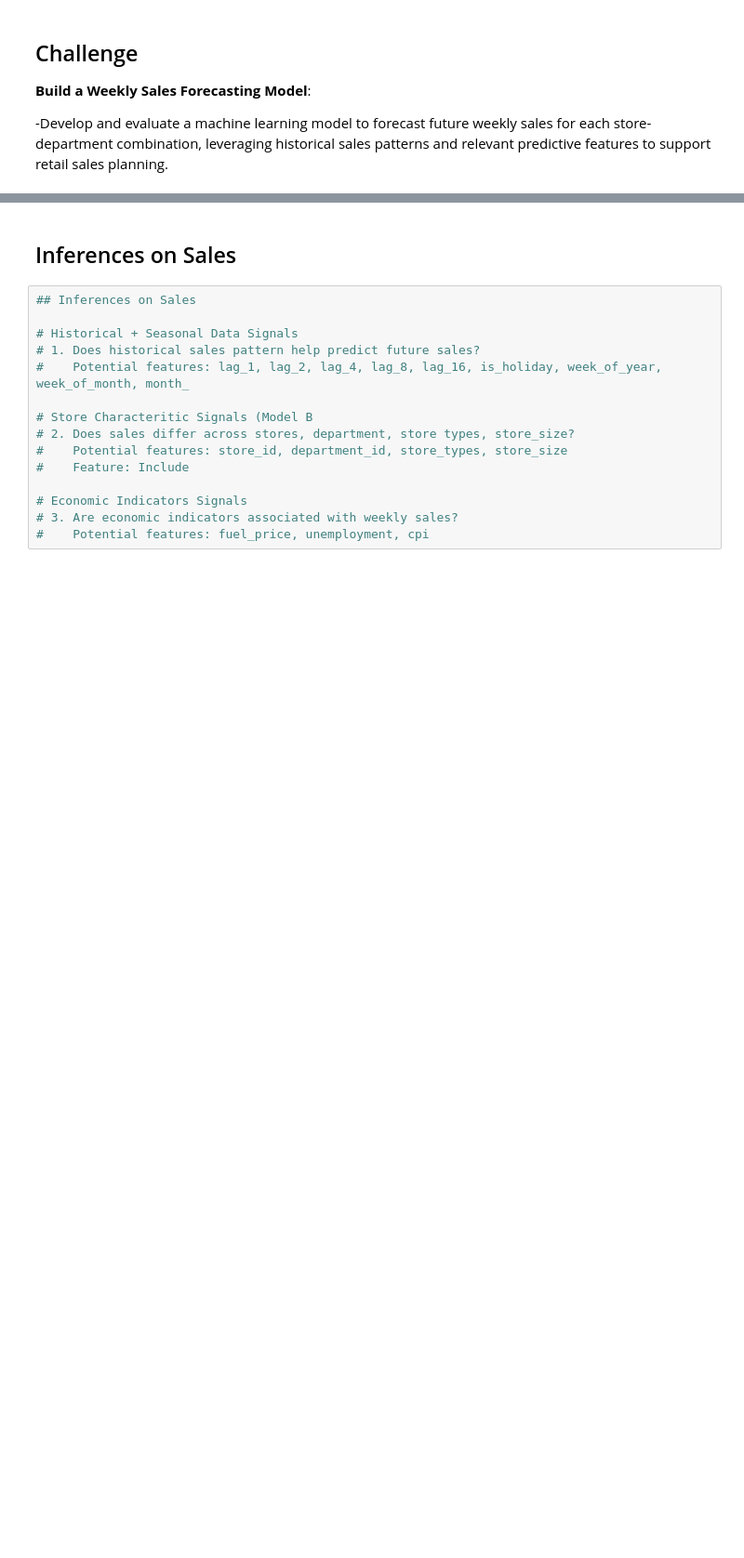
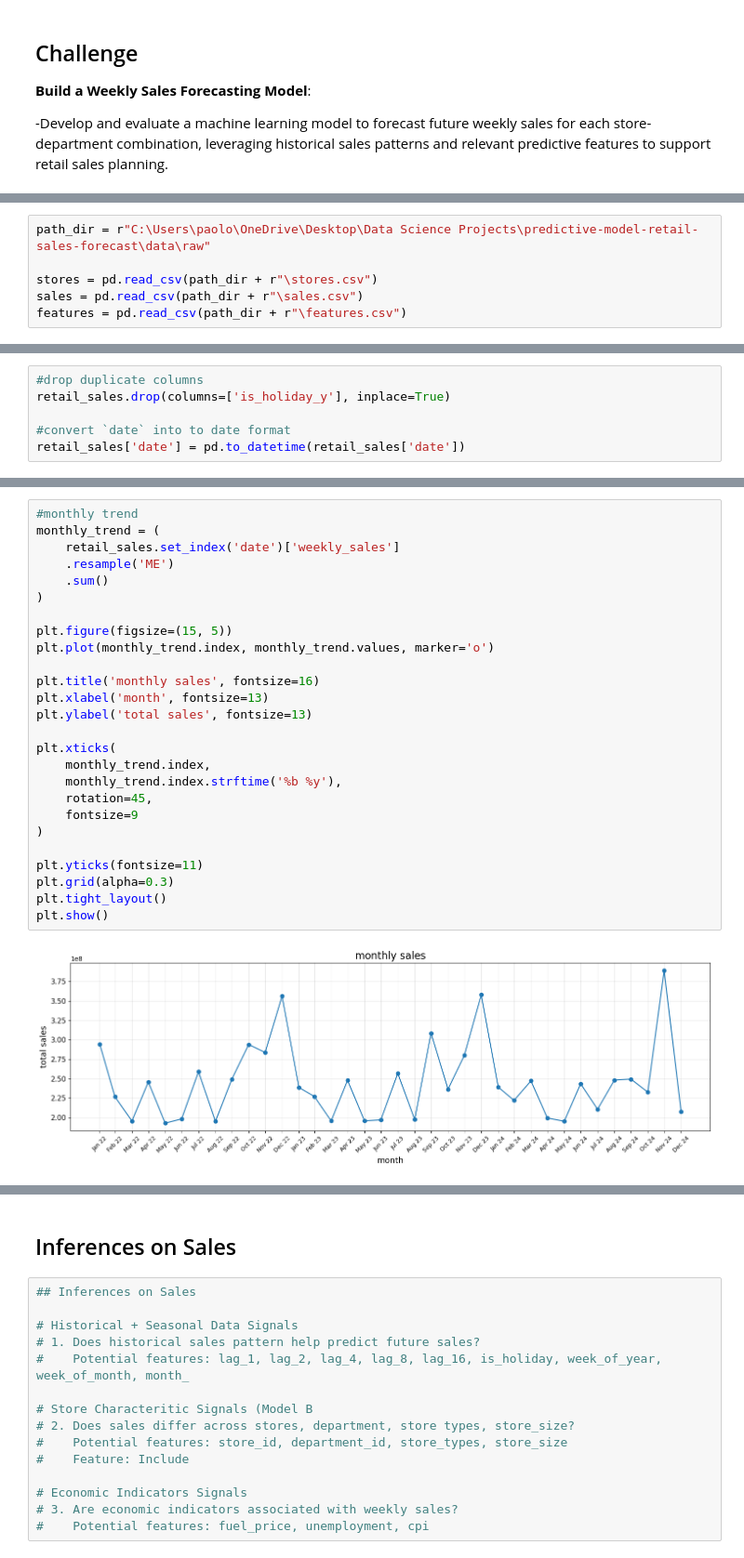
Before and after one commit to paolomags100/predictive-model-retail-sales-forecast, a Jupyter notebook: jupyter-nb/retail_sales_forecasting.ipynb, the cells around one changed output, grey strips where cells are left out. Shown at 93% size. Cells and saved outputs as stored; diff of their text form; blank space fills up the shorter version.

```diff
--- a/jupyter-nb/retail_sales_forecasting.ipynb
+++ b/jupyter-nb/retail_sales_forecasting.ipynb
@@ -259,0 +20,6 @@ Analyst Inferences and Hypotheses:
+# %%
+path_dir = r"C:\Users\paolo\OneDrive\Desktop\Data Science Projects\predictive-model-retail-sales-forecast\data\raw"
+
+stores = pd.read_csv(path_dir + r"\stores.csv")
+sales = pd.read_csv(path_dir + r"\sales.csv")
+features = pd.read_csv(path_dir + r"\features.csv")
@@ -259,0 +145,6 @@ Analyst Inferences and Hypotheses:
+# %%
+#drop duplicate columns
+retail_sales.drop(columns=['is_holiday_y'], inplace=True)
+
+#convert `date` into to date format
+retail_sales['date'] = pd.to_datetime(retail_sales['date'])
@@ -259,0 +279,28 @@ Analyst Inferences and Hypotheses:
+# %%
+#monthly trend
+monthly_trend = (
+    retail_sales.set_index('date')['weekly_sales']
+    .resample('ME')
+    .sum()
+)
+
+plt.figure(figsize=(15, 5))
+plt.plot(monthly_trend.index, monthly_trend.values, marker='o')
+
+plt.title('monthly sales', fontsize=16)
+plt.xlabel('month', fontsize=13)
+plt.ylabel('total sales', fontsize=13)
+
+plt.xticks(
+    monthly_trend.index,
+    monthly_trend.index.strftime('%b %y'),
+    rotation=45,
+    fontsize=9
+)
+
+plt.yticks(fontsize=11)
+plt.grid(alpha=0.3)
+plt.tight_layout()
+plt.show()
+# %% [output]
+[figure, added]
```
Also changed, not shown: parts of 39 cells of this notebook, 2 other files.
